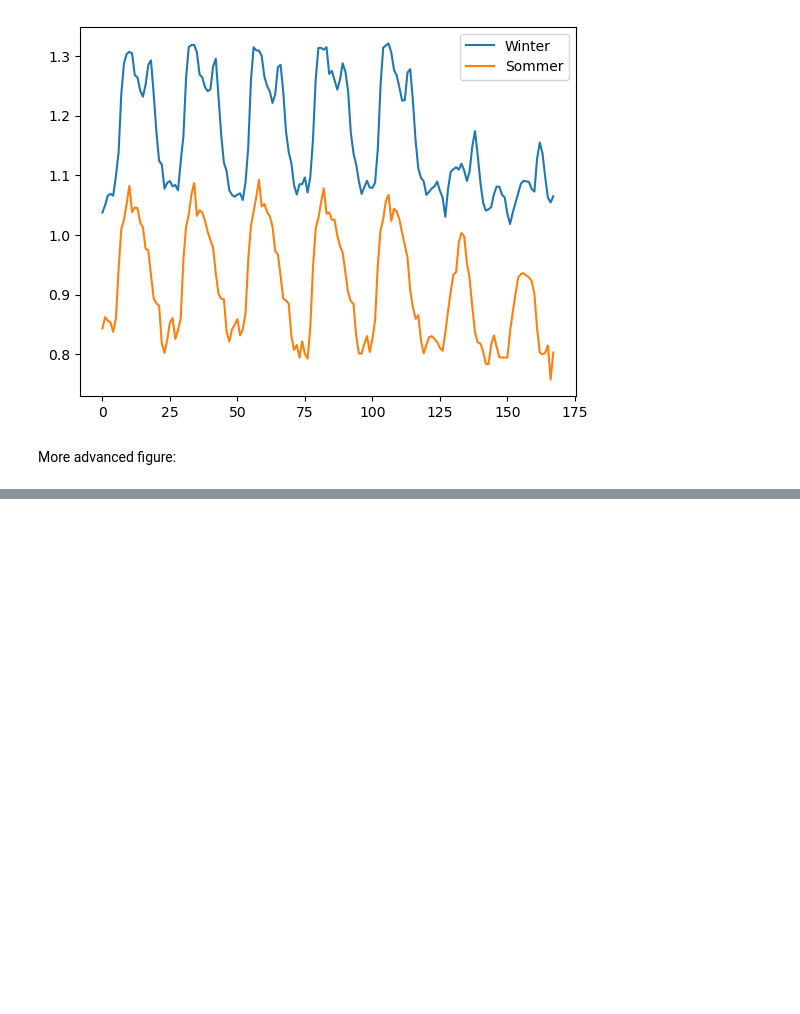
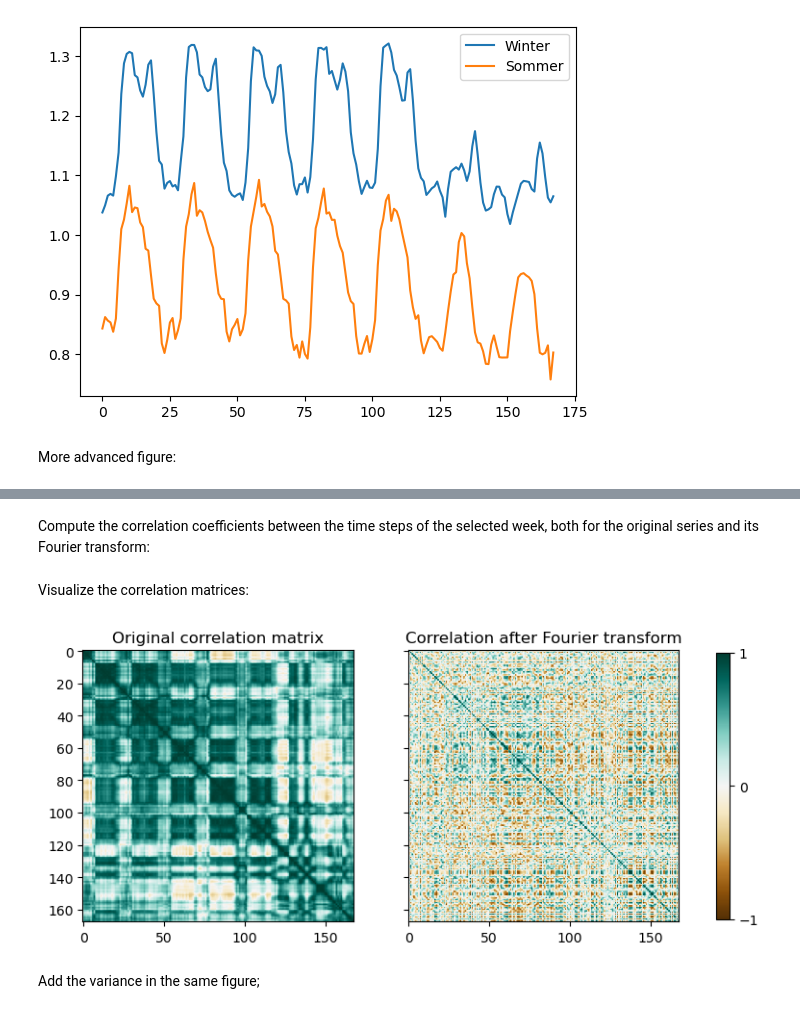
Before and after one commit to GeeeHesso/PowerData, a Jupyter notebook: doc/ENTSO-E_time_series.ipynb, the cells around one changed output, grey strips where cells are left out. Drawn from its saved outputs; the diff is of its cells as text; code cells hidden in the pictures; blank space fills up the shorter version.

```diff
--- a/doc/ENTSO-E_time_series.ipynb
+++ b/doc/ENTSO-E_time_series.ipynb
@@ -294,0 +302,24 @@ fig.savefig('figures/synthetic_series_example.pdf')
+# %% [markdown]
+Compute the correlation coefficients between the time steps of the selected week, both for the original series and its Fourier transform:
+# %%
+selected_loads = CH_load_2015_2023_periodic[:, xrange]
+
+corr = np.corrcoef(selected_loads, rowvar=False)
+corr_ft = np.corrcoef(ts.fourier_transform(selected_loads), rowvar=False)
+# %% [markdown]
+Visualize the correlation matrices:
+# %%
+colormap = 'BrBG'
+fig, axes = plt.subplots(1, 2, sharey=True, figsize=(10,4))
+axes[0].imshow(corr, vmin=-1, vmax=1, cmap=colormap)
+axes[0].set_title('Original correlation matrix')
+im = axes[1].imshow(corr_ft, vmin=-1, vmax=1, cmap=colormap)
+axes[1].set_title('Correlation after Fourier transform')
+cbar = fig.colorbar(im, ax=axes.ravel().tolist(), shrink=0.9, ticks=[-1, 0, 1])
+# cbar.set_label('Correlation')
+plt.savefig('figures/correlation_and_FT.pdf', dpi=300, bbox_inches='tight')
+plt.show()
+# %% [output]
+[figure, added]
+# %% [markdown]
+Add the variance in the same figure;
```
Also changed, not shown: parts of 6 cells of this notebook, 2 other files.
